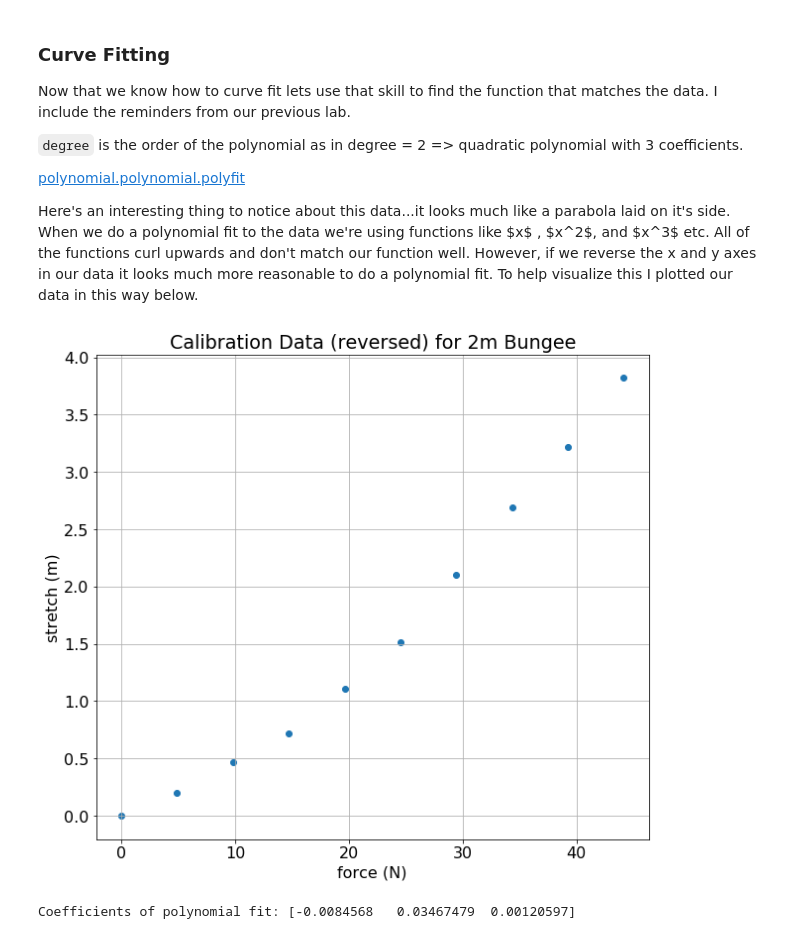
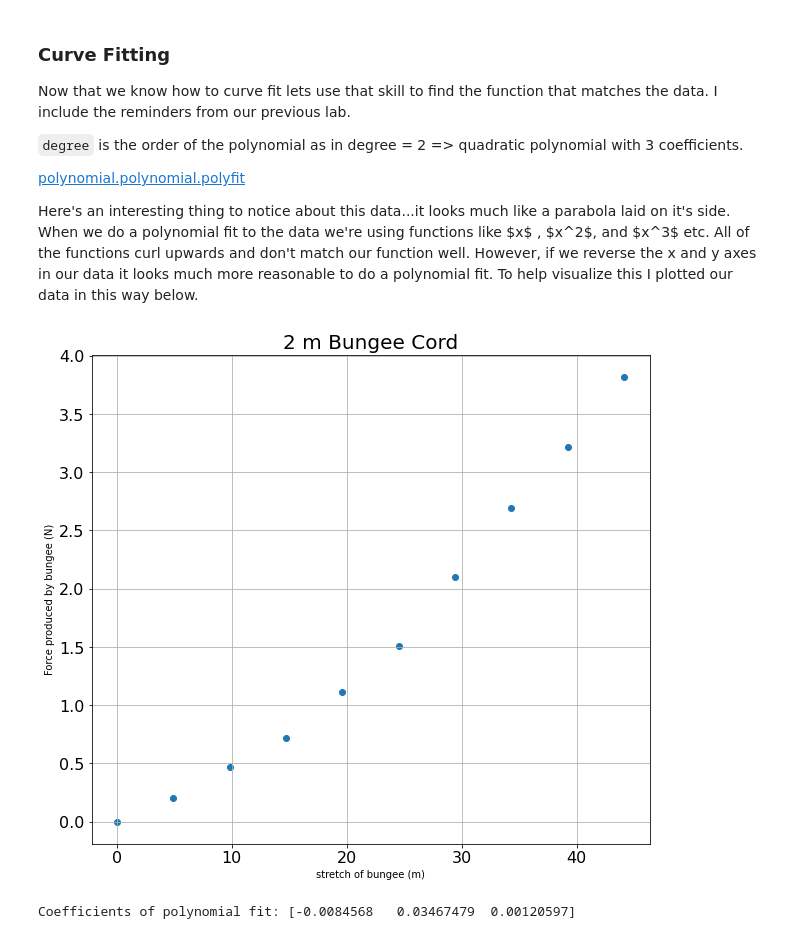
Before and after one commit to smithrockmaker/PH211, a Jupyter notebook: BungeeDropLab.ipynb, the cells around one changed output. Drawn from its saved outputs; the diff is of its cells as text; code cells hidden in the pictures.

```diff
--- a/BungeeDropLab.ipynb
+++ b/BungeeDropLab.ipynb
@@ -86,18 +132,20 @@ Now that we know how to curve fit lets use that skill to find the function that
 [polynomial.polynomial.polyfit](https://docs.scipy.org/doc/numpy/reference/generated/numpy.polynomial.polynomial.polyfit.html)
 
 Here's an interesting thing to notice about this data...it looks much like a parabola laid on it's side. When we do a polynomial fit to the data we're using functions like $x$ , $x^2$, and $x^3$ etc. All of the functions curl upwards and don't match our function well. However, if we reverse the x and y axes in our data it looks much more reasonable to do a polynomial fit. To help visualize this I plotted our data in this way below.
-# %%
-
-fig, ax = plt.subplots()
-ax.scatter(forcedata, stretchdata)
-
-plt.rcParams.update({'font.size': 16}) # make labels easier to read
-ax.set(xlabel='force (N)', ylabel='stretch (m)',
-       title='Calibration Data (reversed) for 2m Bungee')
-ax.grid()
-fig.set_size_inches(10, 9)
-#fig.savefig("myplot.png")
-plt.show()
-# %% [output]
-[figure, removed]
+# %%
+
+fig2, ax2 = plt.subplots()
+ax2.scatter(forcedata, stretchdata)
+
+# a way to set labels
+plt.xlabel('stretch of bungee (m)', fontsize = 10)
+plt.ylabel('Force produced by bungee (N)', fontsize = 10)
+plt.title('2 m Bungee Cord', fontsize = 20)
+
+ax2.grid()
+fig2.set_size_inches(10, 9)
+#fig.savefig("myplot.png")
+plt.show()
+# %% [output]
+[figure, added]
 # %%
```
Also changed, not shown: parts of 12 cells of this notebook, 1 other file.
